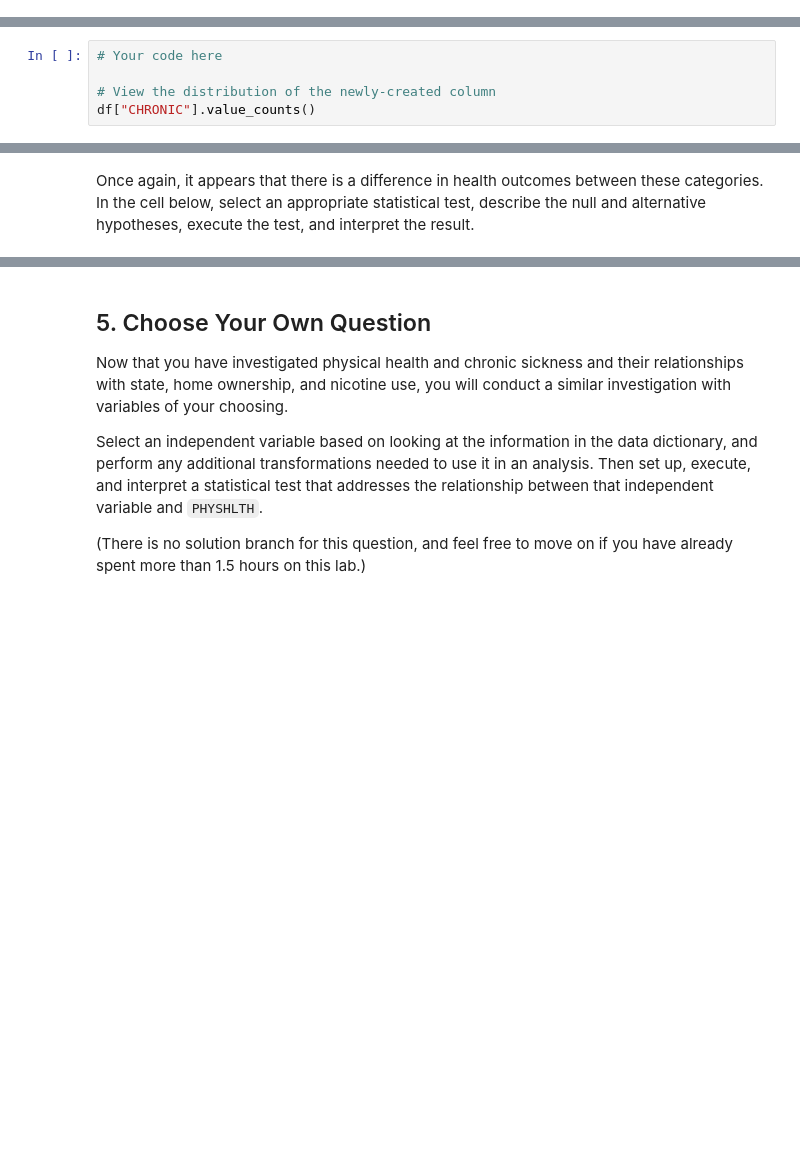
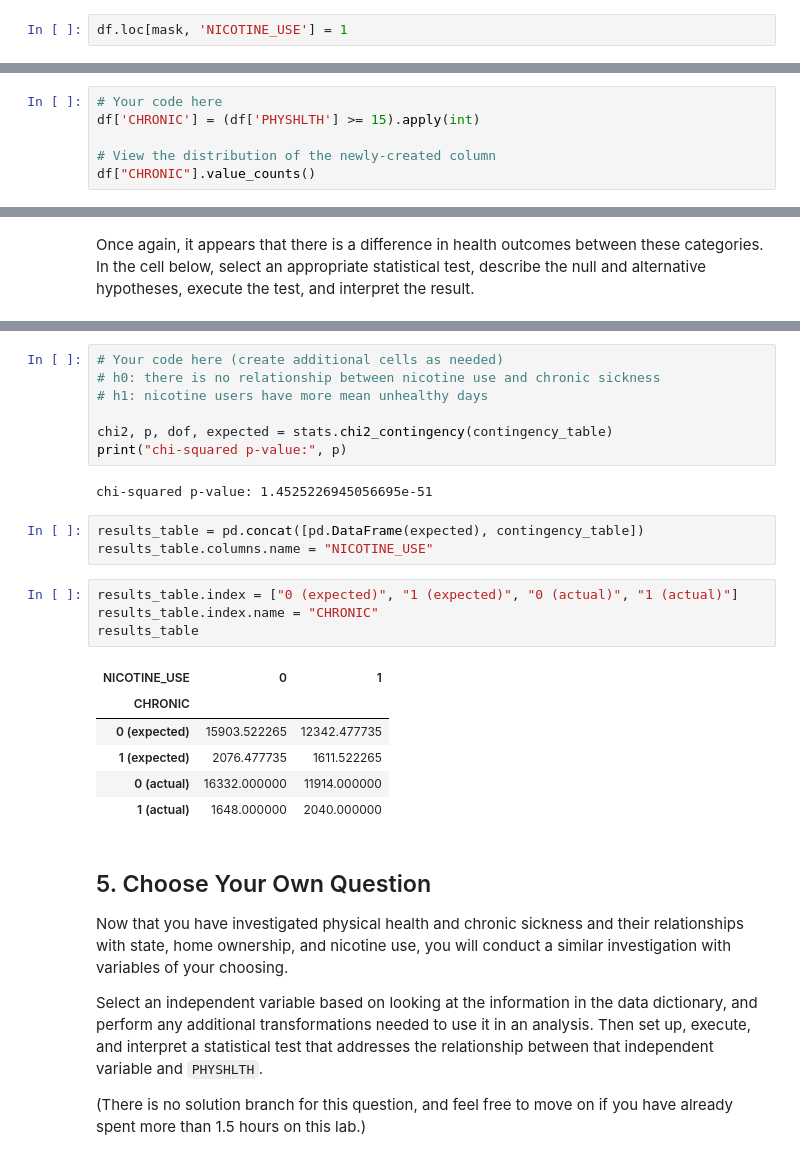
Before and after one commit to ckucewicz/dsc-hypothesis-testing-lab, a Jupyter notebook: index.ipynb, the cells around one changed output, grey strips where cells are left out. Cells and saved outputs as stored; diff of their text form; blank space fills up the shorter version.

```diff
--- a/index.ipynb
+++ b/index.ipynb
@@ -369,3 +459,5 @@ If a record matches one or more of the above criteria, `NICOTINE_USE` should be
+# %%
+df.loc[mask, 'NICOTINE_USE'] = 1
 # %%
 # Your code here
 
@@ -377,6 +473,7 @@ This time, let's treat health status as a categorical variable. We'll say that a
 In the cell below, create a new column of `df` called `CHRONIC`, which is 0 for records where `PHYSHLTH` is less than 15, and 1 for records where `PHYSHLTH` is 15 or more.
 # %%
 # Your code here
+df['CHRONIC'] = (df['PHYSHLTH'] >= 15).apply(int)
 
 # View the distribution of the newly-created column
 df["CHRONIC"].value_counts()
@@ -414,3 +534,26 @@ Once again, it appears that there is a difference in health outcomes between the
+# %%
+# Your code here (create additional cells as needed)
+# h0: there is no relationship between nicotine use and chronic sickness
+# h1: nicotine users have more mean unhealthy days
+
+chi2, p, dof, expected = stats.chi2_contingency(contingency_table)
+print("chi-squared p-value:", p)
+# %% [output]
+chi-squared p-value: 1.4525226945056695e-51
+# %%
+results_table = pd.concat([pd.DataFrame(expected), contingency_table])
+results_table.columns.name = "NICOTINE_USE"
+# %%
+results_table.index = ["0 (expected)", "1 (expected)", "0 (actual)", "1 (actual)"]
+results_table.index.name = "CHRONIC"
+results_table
+# %% [output]
+| NICOTINE_USE | 0 | 1 |
+| CHRONIC |  |  |
+| 0 (expected) | 15903.522265 | 12342.477735 |
+| 1 (expected) | 2076.477735 | 1611.522265 |
+| 0 (actual) | 16332.000000 | 11914.000000 |
+| 1 (actual) | 1648.000000 | 2040.000000 |
 # %% [markdown]
 ## 5. Choose Your Own Question
 
```
Also changed, not shown: parts of 30 cells of this notebook.
